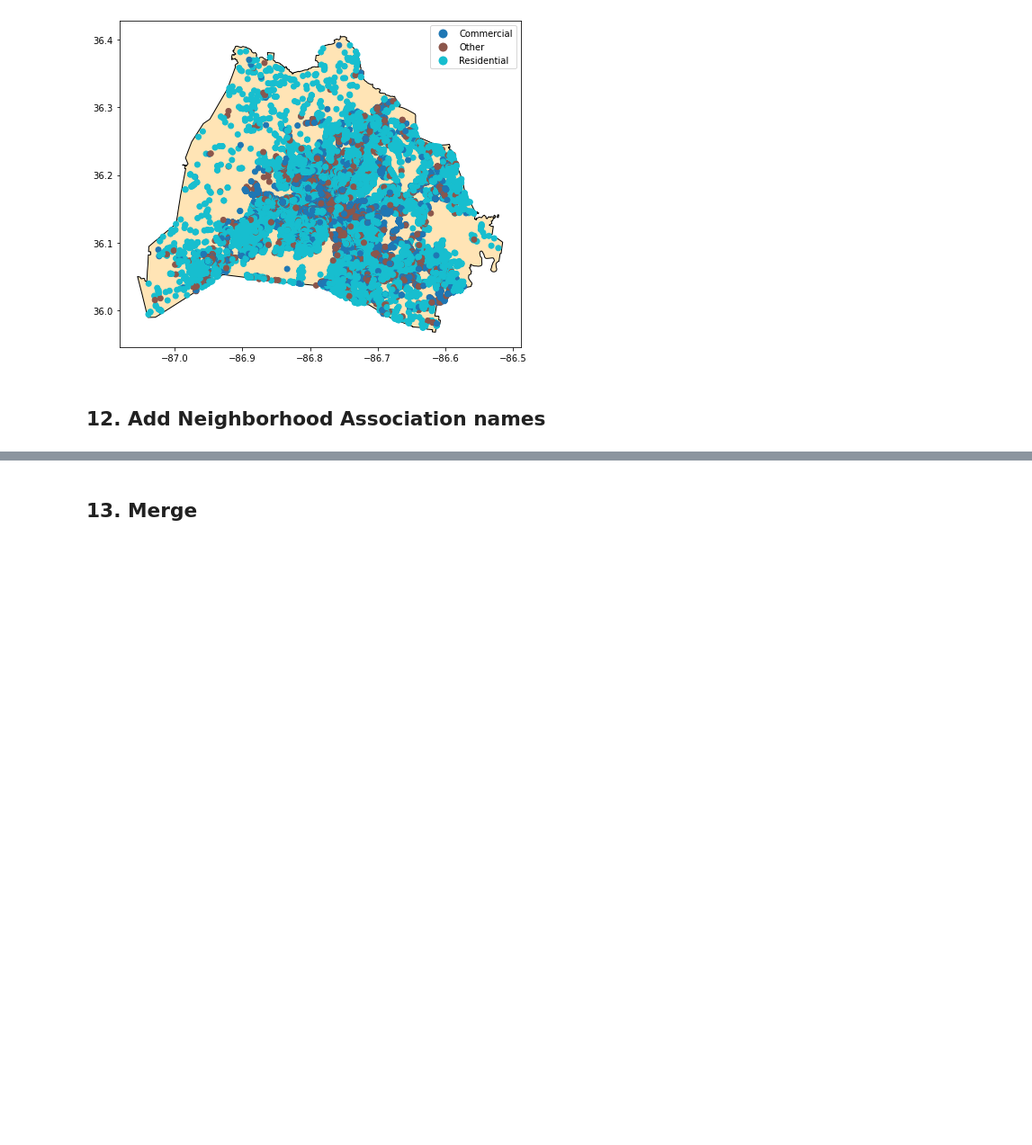
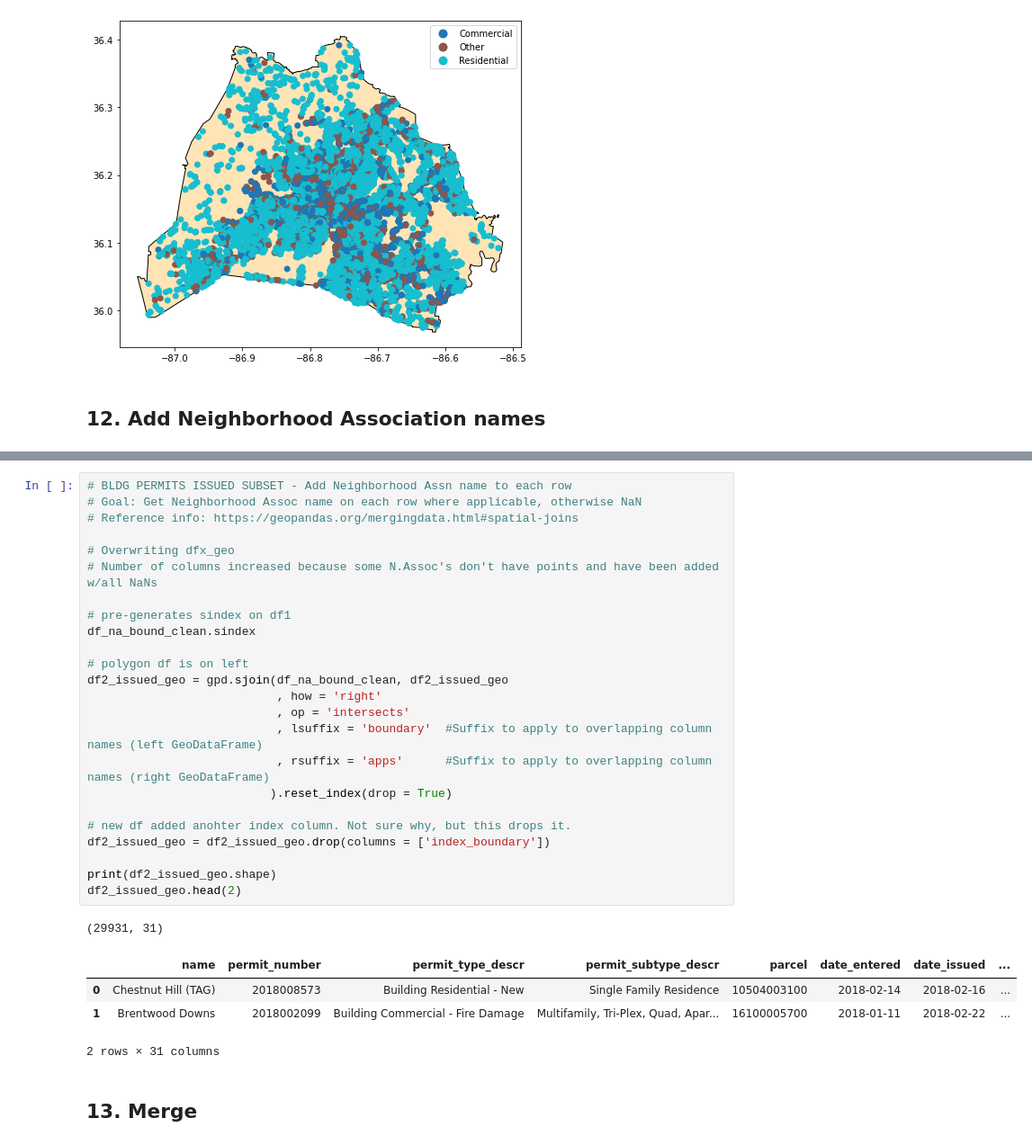
Before and after one commit to lorirocks/nashville-neighborhoods-capstone, a Jupyter notebook: notebooks/3_finalize_data.ipynb, the cells around one changed output, grey strips where cells are left out. Shown at 90% size. Saved outputs shown, nothing was run; the diff lists cells and outputs as text; blank space fills up the shorter version.

```diff
--- a/notebooks/3_finalize_data.ipynb
+++ b/notebooks/3_finalize_data.ipynb
@@ -673,3 +725,33 @@ df2_issued_geo.plot(column = 'category', ax = ax, legend = True)
+# %%
+# BLDG PERMITS ISSUED SUBSET - Add Neighborhood Assn name to each row
+# Goal: Get Neighborhood Assoc name on each row where applicable, otherwise NaN
+# Reference info: https://geopandas.org/mergingdata.html#spatial-joins
+
+# Overwriting dfx_geo
+# Number of columns increased because some N.Assoc's don't have points and have been added w/all NaNs
+
+# pre-generates sindex on df1
+df_na_bound_clean.sindex
+
+# polygon df is on left
+df2_issued_geo = gpd.sjoin(df_na_bound_clean, df2_issued_geo
+                           , how = 'right'
+                           , op = 'intersects'
+                           , lsuffix = 'boundary'  #Suffix to apply to overlapping column names (left GeoDataFrame)
+                           , rsuffix = 'apps'      #Suffix to apply to overlapping column names (right GeoDataFrame)
+                          ).reset_index(drop = True)
+
+# new df added anohter index column. Not sure why, but this drops it.
+df2_issued_geo = df2_issued_geo.drop(columns = ['index_boundary'])
+
+print(df2_issued_geo.shape)
+df2_issued_geo.head(2)
+# %% [output]
+(29931, 31)
+|  | name | permit_number | permit_type_descr | permit_subtype_descr | parcel | date_entered | date_issued | ... |
+| 0 | Chestnut Hill (TAG) | 2018008573 | Building Residential - New | Single Family Residence | 10504003100 | 2018-02-14 | 2018-02-16 | ... |
+| 1 | Brentwood Downs | 2018002099 | Building Commercial - Fire Damage | Multifamily, Tri-Plex, Quad, Apar... | 16100005700 | 2018-01-11 | 2018-02-22 | ... |
+2 rows × 31 columns
 # %% [markdown]
 ## 13. Merge
 # %% [markdown]
```
Also changed, not shown: parts of 3 cells of this notebook.
